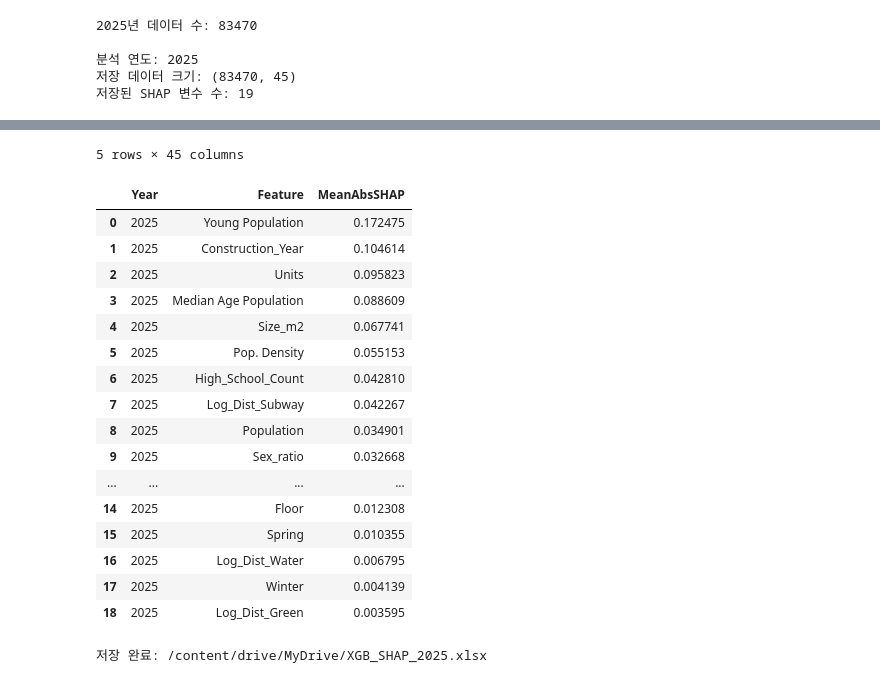
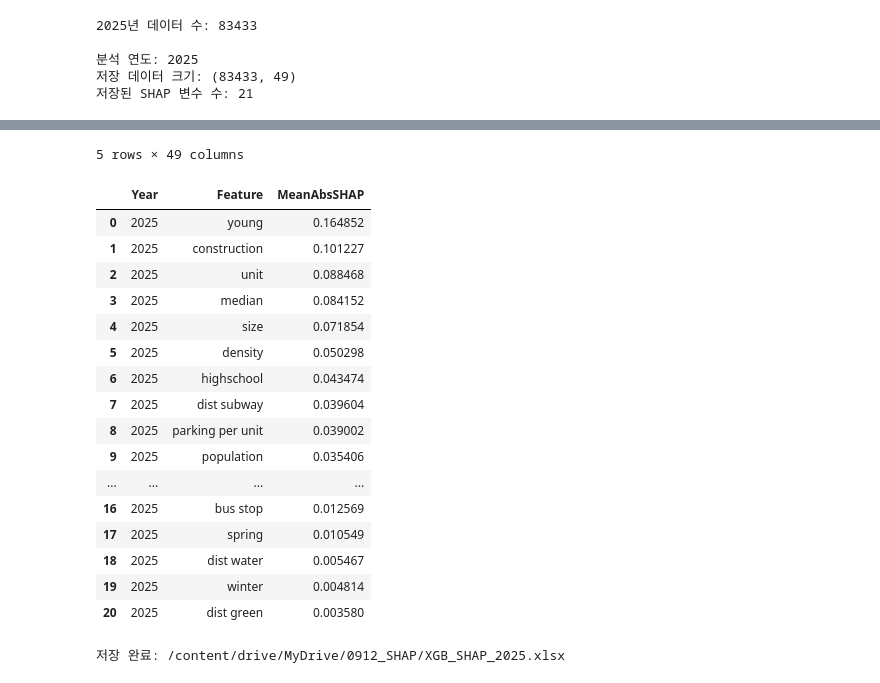
Before and after one commit to Le2se0hy/XAI_An, a Jupyter notebook: XGBSHAP_최종.ipynb, the cells around one changed output, grey strips where cells are left out. Cells and saved outputs as stored; diff of their text form; code cells hidden in the pictures.

Commit message:
0912 - 최종본 SHAP

```diff
--- a/XGBSHAP_최종.ipynb
+++ b/XGBSHAP_최종.ipynb
@@ -663,7 +645,7 @@ analysis_year = 2025
 
 df_selected_year = (
     df_model[
-        df_model["Year_Sold"] == analysis_year
+        df_model["year"] == analysis_year
     ]
     .copy()
     .reset_index(drop=True)
@@ -671,7 +653,7 @@ df_selected_year = (
 
 if len(df_selected_year) == 0:
     available_years = (
-        df_model["Year_Sold"]
+        df_model["year"]
         .dropna()
         .astype(int)
         .sort_values()
@@ -782,7 +764,7 @@ if selected_shap_values.shape != X_selected.shape:
 
 # ============================================================
 # 6. 모든 변수의 SHAP 값 데이터프레임
-# 예: Population_SHAP, Size_m2_SHAP
+# 예: population_SHAP, size_SHAP
 # ============================================================
 
 shap_columns = [
@@ -800,10 +782,10 @@ shap_values_df = pd.DataFrame(
 # 7. 지도 코드용 유소년인구 SHAP 열 생성
 # ============================================================
 
-if "Young Population" in features:
+if "young" in features:
 
     young_pop_index = features.index(
-        "Young Population"
+        "young"
     )
 
     young_pop_shap = pd.Series(
@@ -823,7 +805,7 @@ else:
     )
 
     print(
-        "주의: features에 'Young Population'이 없습니다."
+        "주의: features에 'young'이 없습니다."
     )
 
 
@@ -848,10 +830,10 @@ if isinstance(
     ).flatten()[0]
 
 model_result_df = pd.DataFrame({
-    "Actual_Log_Price_per_m2":
+    "Actual_log price":
         y_selected.to_numpy(),
 
-    "Predicted_Log_Price_per_m2":
+    "Predicted_log price":
         predicted_values,
 
     "SHAP_Expected_Value":
@@ -872,7 +854,7 @@ model_result_df = pd.DataFrame({
 # ============================================================
 
 basic_info_df = pd.DataFrame({
-    "Year_Sold": analysis_year,
+    "year": analysis_year,
     "Longitude":
         df_selected_year["Longitude"]
         .reset_index(drop=True),
@@ -922,7 +904,7 @@ mean_abs_shap_df = (
 # ============================================================
 
 output_shap_path = (
-    f"/content/drive/MyDrive/"
+    f"/content/drive/MyDrive/0912_SHAP/"
     f"XGB_SHAP_{analysis_year}.xlsx"
 )
 
@@ -982,8 +964,8 @@ print(
     output_shap_path
 )
 # %% [output]
-2025년 데이터 수: 83470
+2025년 데이터 수: 83433
 
 분석 연도: 2025
-저장 데이터 크기: (83470, 45)
-저장된 SHAP 변수 수: 19
+저장 데이터 크기: (83433, 49)
+저장된 SHAP 변수 수: 21
@@ -996,22 +978,22 @@ print(
-5 rows × 45 columns
+5 rows × 49 columns
 |  | Year | Feature | MeanAbsSHAP |
-| 0 | 2025 | Young Population | 0.172475 |
-| 1 | 2025 | Construction_Year | 0.104614 |
-| 2 | 2025 | Units | 0.095823 |
-| 3 | 2025 | Median Age Population | 0.088609 |
-| 4 | 2025 | Size_m2 | 0.067741 |
-| 5 | 2025 | Pop. Density | 0.055153 |
-| 6 | 2025 | High_School_Count | 0.042810 |
-| 7 | 2025 | Log_Dist_Subway | 0.042267 |
-| 8 | 2025 | Population | 0.034901 |
-| 9 | 2025 | Sex_ratio | 0.032668 |
+| 0 | 2025 | young | 0.164852 |
+| 1 | 2025 | construction | 0.101227 |
+| 2 | 2025 | unit | 0.088468 |
+| 3 | 2025 | median | 0.084152 |
+| 4 | 2025 | size | 0.071854 |
+| 5 | 2025 | density | 0.050298 |
+| 6 | 2025 | highschool | 0.043474 |
+| 7 | 2025 | dist subway | 0.039604 |
+| 8 | 2025 | parking per unit | 0.039002 |
+| 9 | 2025 | population | 0.035406 |
 | ... | ... | ... | ... |
-| 14 | 2025 | Floor | 0.012308 |
-| 15 | 2025 | Spring | 0.010355 |
-| 16 | 2025 | Log_Dist_Water | 0.006795 |
-| 17 | 2025 | Winter | 0.004139 |
-| 18 | 2025 | Log_Dist_Green | 0.003595 |
+| 16 | 2025 | bus stop | 0.012569 |
+| 17 | 2025 | spring | 0.010549 |
+| 18 | 2025 | dist water | 0.005467 |
+| 19 | 2025 | winter | 0.004814 |
+| 20 | 2025 | dist green | 0.003580 |
-저장 완료: /content/drive/MyDrive/XGB_SHAP_2025.xlsx
+저장 완료: /content/drive/MyDrive/0912_SHAP/XGB_SHAP_2025.xlsx
 # %%
 # ============================================================
 # SHAP Bar Plot 변수명 변경
```
Also changed, not shown: parts of 3 cells of this notebook.
